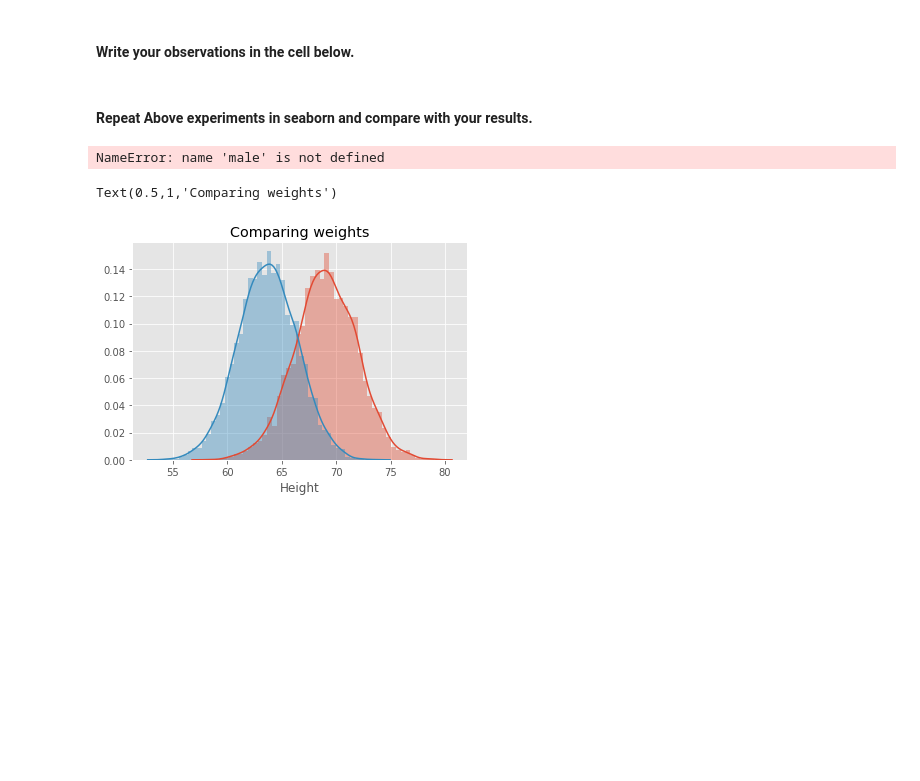
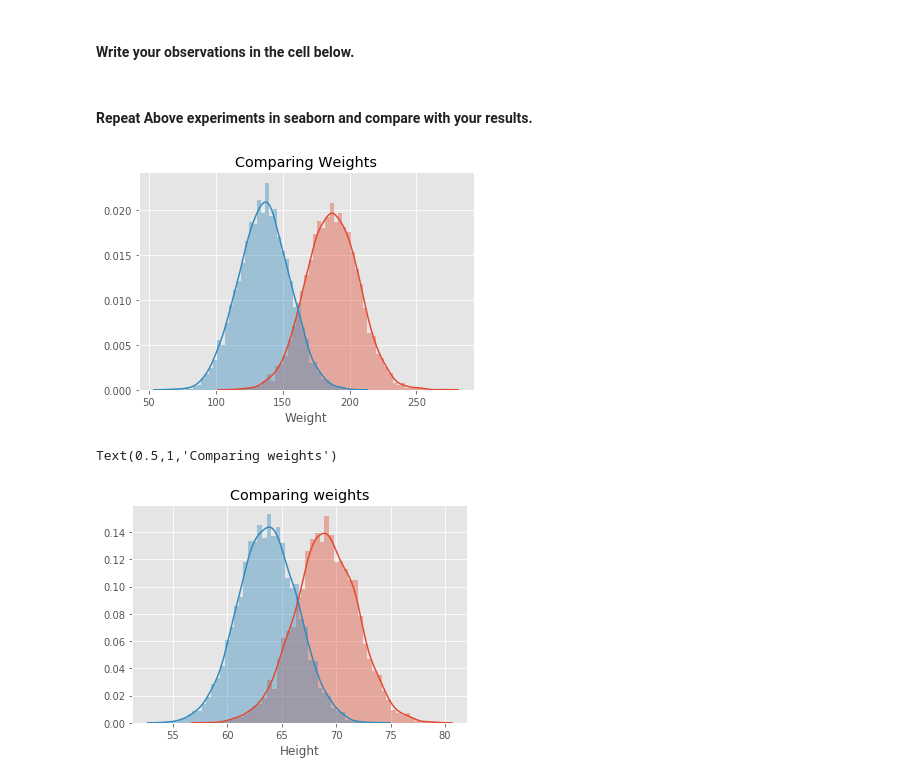
Before and after one commit to kevzha/dsc-1-09-11-the-probability-density-function-lab-nyc-ds-career-012819, a Jupyter notebook: index.ipynb, the cells around one changed output. Drawn from its saved outputs; the diff is of its cells as text; code cells hidden in the pictures; blank space fills up the shorter version.

```diff
--- a/index.ipynb
+++ b/index.ipynb
@@ -161,12 +161,12 @@ NameError: name 'density' is not defined
 #### Repeat Above experiments in seaborn and compare with your results.
 # %%
 import seaborn as sns
-sns.distplot(male.df.Weight)
-sns.distplot(female.df.Weight)
+sns.distplot(male_df.Weight)
+sns.distplot(female_df.Weight)
 plt.title('Comparing Weights')
 plt.show()
 # %% [output]
-NameError: name 'male' is not defined
+[figure, added]
 # %%
 # %% [output]
 Text(0.5,1,'Comparing weights')
```
